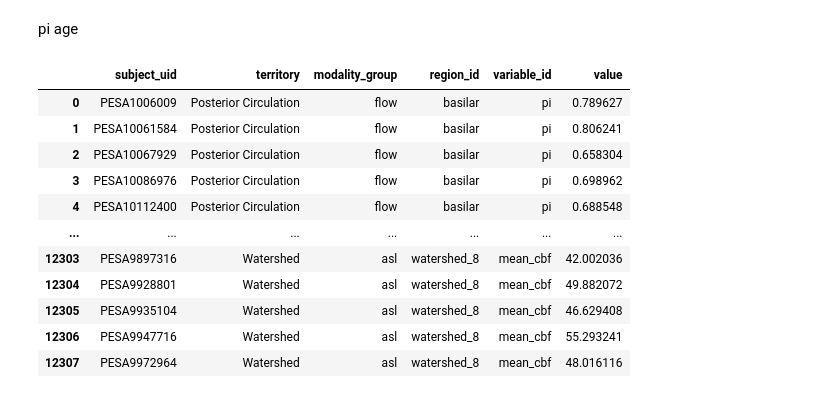
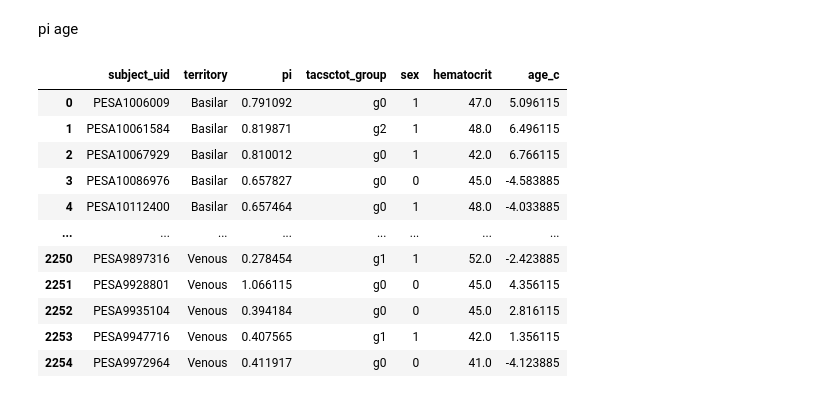
Before and after one commit to CNIC-Neuroimaging/Nvitk, a Jupyter notebook: notebooks/exploration/pesabrain-hemodynamic-modeling/exploration.ipynb, the cells around one changed output. Drawn from its saved outputs; the diff is of its cells as text; code cells hidden in the pictures.

```diff
--- a/notebooks/exploration/pesabrain-hemodynamic-modeling/exploration.ipynb
+++ b/notebooks/exploration/pesabrain-hemodynamic-modeling/exploration.ipynb
@@ -62,7 +62,7 @@ plaque    = repo.clinical(variables=_PLAQUE_VARS, filters={'subject_uid': {'$in'
 cognitive = repo.cognitive(variables=_COGNITIVE_VARS, filters={'subject_uid': {'$in': _SUBJECTS}})
 clinical   = repo.join([clinical, plaque, cognitive])
 
-flow      = repo.image(modality='4dflow', variables=_FLOW_VARS, filters={'subject_uid': {'$in': _SUBJECTS}})
+flow      = repo.image(modality='4dflow', variables=_FLOW_VARS, filters={'subject_uid': {'$in': _SUBJECTS}}, pipeline='v1')
 asl       = repo.image(modality='asl', variables=_ASL_VARS, atlas='vascular-8', filters={'subject_uid': {'$in': _SUBJECTS}})
 image_df = repo.join([flow, asl])
 
@@ -114,6 +98,9 @@ analysis_df["age_c"] = analysis_df["age_at_mri"] - float(analysis_df["age_at_mri
 analysis_df = analysis_df.drop(columns=['age_at_mri'])
 analysis_df['territory'] = pd.Categorical(analysis_df['territory'], categories=list(TERRITORY_ASL_V8_REGIONS.keys()), ordered=True)
 analysis_df['tacsctot_group'] = pd.Categorical(analysis_df['tacsctot_group'], categories=['g0', 'g1', 'g2', 'g3'], ordered=True)
+analysis_df['mean_cbf'] = analysis_df['mean_cbf'].astype(np.float32)
+analysis_df['hematocrit'] = analysis_df['hematocrit'].astype(np.float32)
+analysis_df['age_c'] = analysis_df['age_c'].astype(np.float32)
 analysis_df
 # %% [output]
 |  | subject_uid | territory | mean_cbf | tacsctot_group | sex | hematocrit | age_c |
@@ -132,3 +119,5 @@ analysis_df
+# %%
+_STATSMODELS_BASE_DIR = Path('/home/imarcoss/NetVolumes/Tierra/LAB_VF-ICH/LAB/MCC LAB/_IgnacioMarcos/LabVF/PESA-Brain/DB/nvitk-statmodels/')
 # %%
 formula = (
     f"mean_cbf ~ C(tacsctot_group, Treatment('g0')) "
@@ -147,7 +136,7 @@ _model_cols = [
 ]
 
 res, df_fit, _meta = nv.stats.fit_or_load_mixedlm(
-    model_path=None,
+    model_path=_STATSMODELS_BASE_DIR / "cacs_mean_cbf" / "model.pkl",
     data=analysis_df,
     formula=formula,
     groups="territory",
@@ -162,6 +151,6 @@ nv.stats.print_mixedlm_info(
     outcome_name="mean_cbf",
     group_name="territory",
     vc_group_name="subject_uid",
-    output_path=None,
+    output_path=_STATSMODELS_BASE_DIR / "cacs_mean_cbf" / "info.txt",
 )
 # %% [output]
@@ -193,60 +198,71 @@ pi age
 _IMAGING_VARS = ['pi']
 _COVAR_FOR_MODEL = [
     "tacsctot_group",
     "age_at_mri",
     "sex",
     "hematocrit",
     # "score2",
 ]
 _cov = [c for c in _COVAR_FOR_MODEL if c in clinical.columns]
 
 ONE2ONE_FLOW_REGIONS = {
-    "RICA": ("rica"),
-    "LCA": ("lica"),
-    "SSSV": ("sssv"),
-    "STRV": ("strv"),
-    "LTSV": ("ltsv"),
-    "RTSV": ("rtsv"),
-    "LACA": ("laca"),
-    "RACA": ("raca"),
-    "LMCA": ("lmca"),
-    "RMCA": ("rmca"),
-    "LPCA": ("lpca"),
-    "RPCA": ("rpca"),
-    "Basi": ("basi"),
+    "LICA": ("left_ica",),
+    "RICA": ("right_ica",),
+    "SSSV": ("sagital_sinus",),
+    "STRV": ("straight_sinus",),
+    "LTSV": ("left_transverse",),
+    "RTSV": ("right_transverse",),
+    "LACA": ("left_aca",),
+    "RACA": ("right_aca",),
+    "LMCA": ("left_mca",),
+    "RMCA": ("right_mca",),
+    "LPCA": ("left_pca",),
+    "RPCA": ("right_pca",),
+    "Basi": ("basilar",),
+}
+
+TERRITORY_FLOW_REGIONS: dict[str, tuple[str, ...]] = {
+    "ICA": ("left_ica", "right_ica"),
+    "Venous": ("sagital_sinus", "straight_sinus", "left_transverse", "right_transverse"),
+    "ACA": ( "left_aca", "right_aca"),
+    "MCA": ("left_mca", "right_mca"),
+    "PCA": ("left_pca", "right_pca"),
+    "Basilar": ("basilar",),
 }
 territory_df = nv.stats.melt_imaging_territories(
     image_df, id_cols=['subject_uid'],
     flow_vars=_IMAGING_VARS,
-    territory_flow_regions=ONE2ONE_FLOW_REGIONS,
+    territory_flow_regions=TERRITORY_FLOW_REGIONS,
     include_frame_index=False
 )
 
 analysis_df = nv.stats.build_analysis_df_from_repo_frames(
     territory_df,
     clinical,
     imaging_variable_ids=_IMAGING_VARS,
     covariate_cols=_cov,
 )
 
 analysis_df = analysis_df.dropna().reset_index(drop=True)
-analysis_df = analysis_df.dropna().reset_index(drop=True)
 analysis_df["age_c"] = analysis_df["age_at_mri"] - float(analysis_df["age_at_mri"].mean())
 analysis_df = analysis_df.drop(columns=['age_at_mri'])
-# analysis_df['territory'] = pd.Categorical(analysis_df['territory'], categories=list(ONE2ONE_FLOW_REGIONS.keys()), ordered=True)
-analysis_df = analysis_df[analysis_df['territory'] != 'Unmapped']
+analysis_df = analysis_df[(analysis_df['territory'] != 'Unmapped') & (analysis_df['territory'] != 'Communicating') & (~analysis_df['territory'].isnull())]
+analysis_df['territory'] = pd.Categorical(analysis_df['territory'], categories=list(TERRITORY_FLOW_REGIONS.keys()), ordered=True)
 analysis_df['tacsctot_group'] = pd.Categorical(analysis_df['tacsctot_group'], categories=['g0', 'g1', 'g2', 'g3'], ordered=True)
-territory_df
+analysis_df['pi'] = analysis_df['pi'].astype(np.float32)
+analysis_df['hematocrit'] = analysis_df['hematocrit'].astype(np.float32)
+analysis_df['age_c'] = analysis_df['age_c'].astype(np.float32)
+analysis_df
 # %% [output]
-|  | subject_uid | territory | modality_group | region_id | variable_id | value |
-| 0 | PESA1006009 | Posterior Circulation | flow | basilar | pi | 0.789627 |
-| 1 | PESA10061584 | Posterior Circulation | flow | basilar | pi | 0.806241 |
-| 2 | PESA10067929 | Posterior Circulation | flow | basilar | pi | 0.658304 |
-| 3 | PESA10086976 | Posterior Circulation | flow | basilar | pi | 0.698962 |
-| 4 | PESA10112400 | Posterior Circulation | flow | basilar | pi | 0.688548 |
-| ... | ... | ... | ... | ... | ... | ... |
-| 12303 | PESA9897316 | Watershed | asl | watershed_8 | mean_cbf | 42.002036 |
-| 12304 | PESA9928801 | Watershed | asl | watershed_8 | mean_cbf | 49.882072 |
-| 12305 | PESA9935104 | Watershed | asl | watershed_8 | mean_cbf | 46.629408 |
-| 12306 | PESA9947716 | Watershed | asl | watershed_8 | mean_cbf | 55.293241 |
-| 12307 | PESA9972964 | Watershed | asl | watershed_8 | mean_cbf | 48.016116 |
+|  | subject_uid | territory | pi | tacsctot_group | sex | hematocrit | age_c |
+| 0 | PESA1006009 | Basilar | 0.791092 | g0 | 1 | 47.0 | 5.096115 |
+| 1 | PESA10061584 | Basilar | 0.819871 | g2 | 1 | 48.0 | 6.496115 |
+| 2 | PESA10067929 | Basilar | 0.810012 | g0 | 1 | 42.0 | 6.766115 |
+| 3 | PESA10086976 | Basilar | 0.657827 | g0 | 0 | 45.0 | -4.583885 |
+| 4 | PESA10112400 | Basilar | 0.657464 | g0 | 1 | 48.0 | -4.033885 |
+| ... | ... | ... | ... | ... | ... | ... | ... |
+| 2250 | PESA9897316 | Venous | 0.278454 | g1 | 1 | 52.0 | -2.423885 |
+| 2251 | PESA9928801 | Venous | 1.066115 | g0 | 0 | 45.0 | 4.356115 |
+| 2252 | PESA9935104 | Venous | 0.394184 | g0 | 0 | 45.0 | 2.816115 |
+| 2253 | PESA9947716 | Venous | 0.407565 | g1 | 1 | 42.0 | 1.356115 |
+| 2254 | PESA9972964 | Venous | 0.411917 | g0 | 0 | 41.0 | -4.123885 |
```
Also changed, not shown: parts of 8 cells of this notebook, 2 other files.
